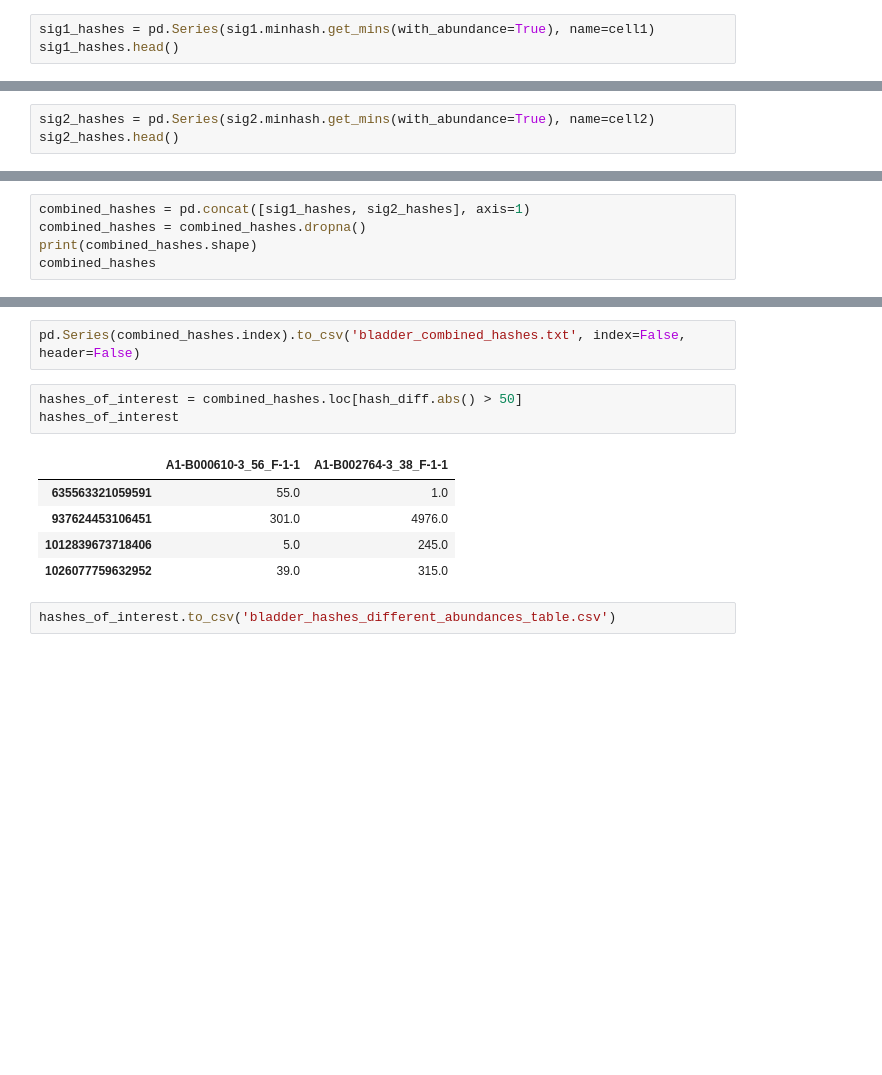
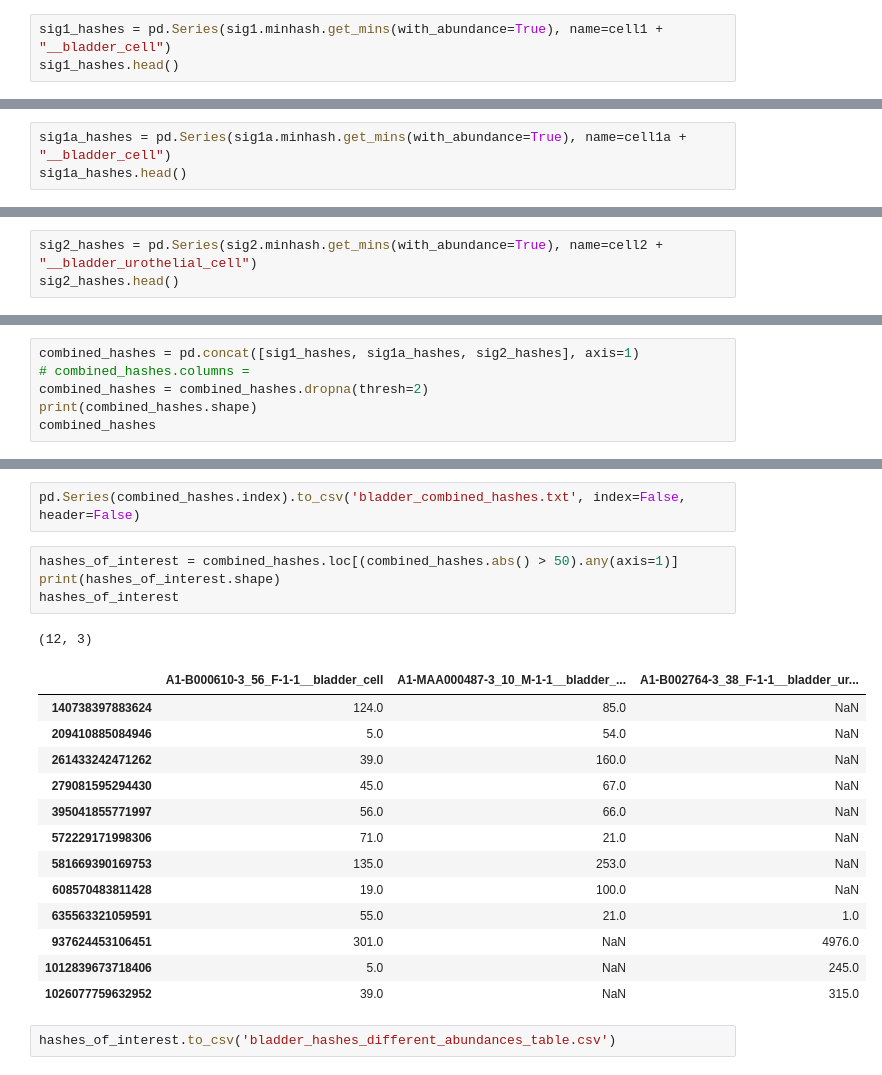
Before and after one commit to czbiohub/kh-analysis, a Jupyter notebook: notebooks/bladder_get_sequences_with_hashes_cleaned_up.ipynb, the cells around one changed output, grey strips where cells are left out. Saved outputs shown, nothing was run; the diff lists cells and outputs as text; blank space fills up the shorter version.

Commit message:
Add bladder noetbooks with different hashes

```diff
--- a/notebooks/bladder_get_sequences_with_hashes_cleaned_up.ipynb
+++ b/notebooks/bladder_get_sequences_with_hashes_cleaned_up.ipynb
@@ -79,5 +127,5 @@ SourmashSignature('A1-B002764-3_38_F-1-1_S291', ef185816)
 # %%
-sig1_hashes = pd.Series(sig1.minhash.get_mins(with_abundance=True), name=cell1)
+sig1_hashes = pd.Series(sig1.minhash.get_mins(with_abundance=True), name=cell1 + "__bladder_cell")
 sig1_hashes.head()
 # %% [output]
 3282762037724      2
@@ -88,0 +137,3 @@ Name: A1-B000610-3_56_F-1-1, dtype: int64
+# %%
+sig1a_hashes = pd.Series(sig1a.minhash.get_mins(with_abundance=True), name=cell1a + "__bladder_cell")
+sig1a_hashes.head()
@@ -89,5 +147,5 @@ Name: A1-B000610-3_56_F-1-1, dtype: int64
 # %%
-sig2_hashes = pd.Series(sig2.minhash.get_mins(with_abundance=True), name=cell2)
+sig2_hashes = pd.Series(sig2.minhash.get_mins(with_abundance=True), name=cell2 + "__bladder_urothelial_cell")
 sig2_hashes.head()
 # %% [output]
 4319888920071     1
@@ -118,6 +219,7 @@ dtype: float64
 # %%
-combined_hashes = pd.concat([sig1_hashes, sig2_hashes], axis=1)
-combined_hashes = combined_hashes.dropna()
+combined_hashes = pd.concat([sig1_hashes, sig1a_hashes, sig2_hashes], axis=1)
+# combined_hashes.columns =
+combined_hashes = combined_hashes.dropna(thresh=2)
 print(combined_hashes.shape)
 combined_hashes
 # %% [output]
@@ -142,14 +242,24 @@ combined_hashes.to_csv("bladder_combined_hashes_table.csv")
 # %%
 pd.Series(combined_hashes.index).to_csv('bladder_combined_hashes.txt', index=False, header=False)
 # %%
-hashes_of_interest = combined_hashes.loc[hash_diff.abs() > 50]
+hashes_of_interest = combined_hashes.loc[(combined_hashes.abs() > 50).any(axis=1)]
+print(hashes_of_interest.shape)
 hashes_of_interest
 # %% [output]
+(12, 3)
-|  | A1-B000610-3_56_F-1-1 | A1-B002764-3_38_F-1-1 |
-| 635563321059591 | 55.0 | 1.0 |
-| 937624453106451 | 301.0 | 4976.0 |
-| 1012839673718406 | 5.0 | 245.0 |
-| 1026077759632952 | 39.0 | 315.0 |
+|  | A1-B000610-3_56_F-1-1__bladder_cell | A1-MAA000487-3_10_M-1-1__bladder_... | A1-B002764-3_38_F-1-1__bladder_ur... |
+| 140738397883624 | 124.0 | 85.0 | NaN |
+| 209410885084946 | 5.0 | 54.0 | NaN |
+| 261433242471262 | 39.0 | 160.0 | NaN |
+| 279081595294430 | 45.0 | 67.0 | NaN |
+| 395041855771997 | 56.0 | 66.0 | NaN |
+| 572229171998306 | 71.0 | 21.0 | NaN |
+| 581669390169753 | 135.0 | 253.0 | NaN |
+| 608570483811428 | 19.0 | 100.0 | NaN |
+| 635563321059591 | 55.0 | 21.0 | 1.0 |
+| 937624453106451 | 301.0 | NaN | 4976.0 |
+| 1012839673718406 | 5.0 | NaN | 245.0 |
+| 1026077759632952 | 39.0 | NaN | 315.0 |
 # %%
 hashes_of_interest.to_csv('bladder_hashes_different_abundances_table.csv')
 # %%
```
Also changed, not shown: parts of 37 cells of this notebook, 4 other files.
